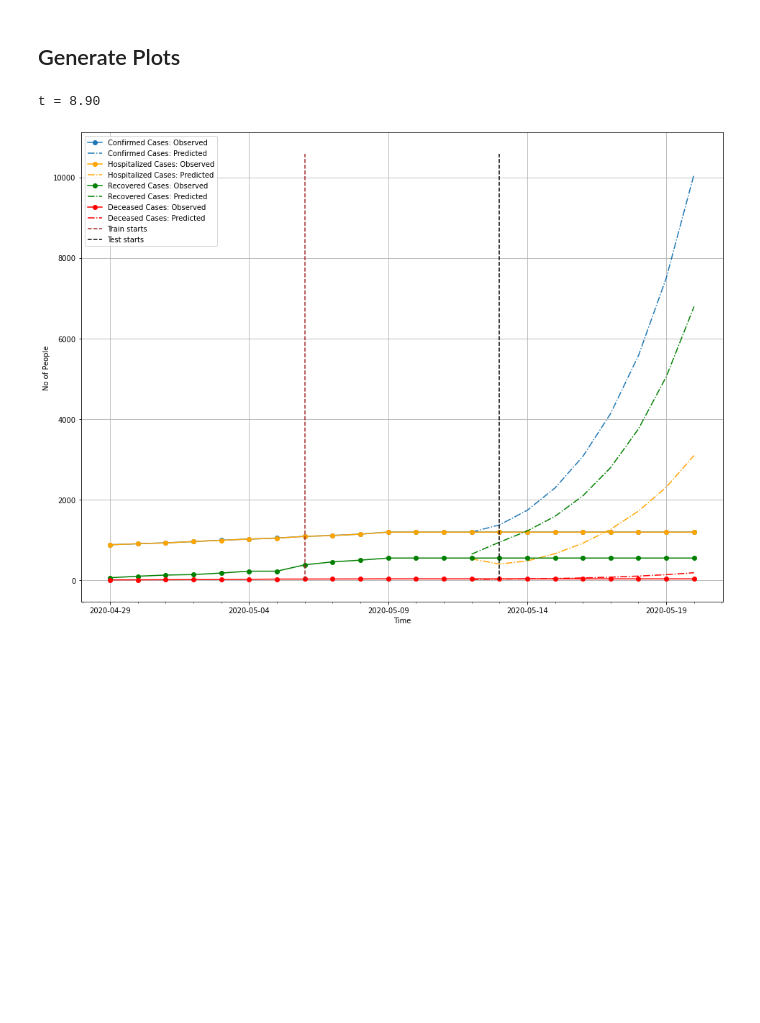
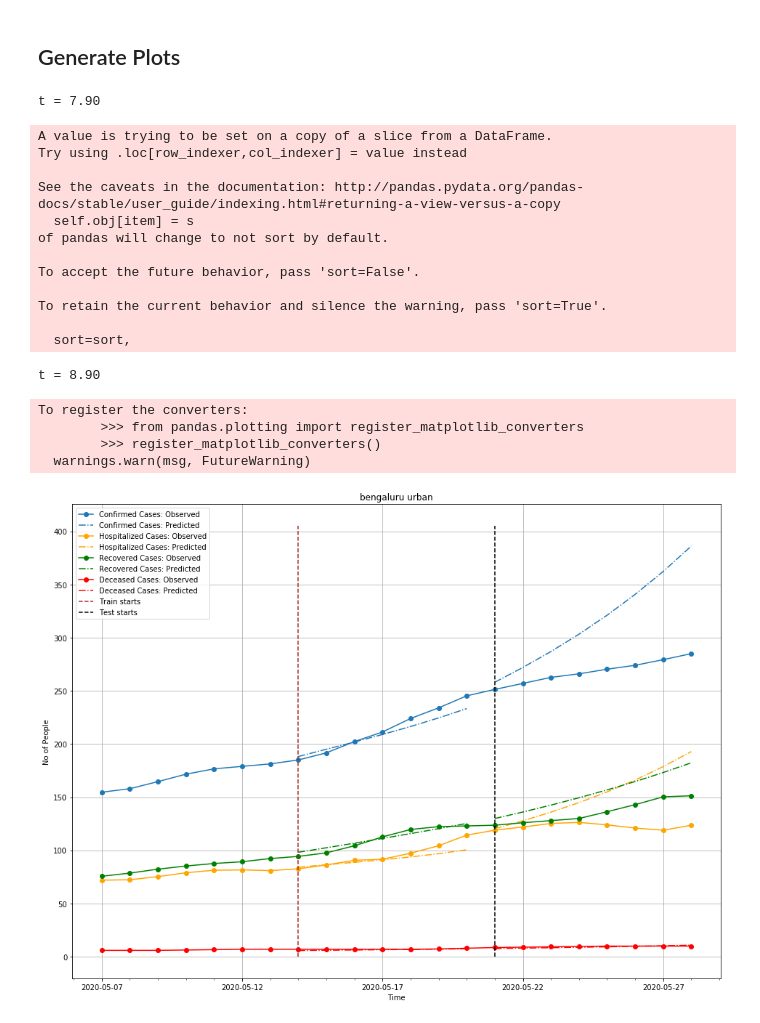
Before and after one commit to dishamakhija/covid19-india, a Jupyter notebook: covid19-library/src/SEIHRD_Experiments.ipynb, the cells around one changed output. Saved outputs shown, nothing was run; the diff lists cells and outputs as text; code cells hidden in the pictures; blank space fills up the shorter version.

```diff
--- a/covid19-library/src/SEIHRD_Experiments.ipynb
+++ b/covid19-library/src/SEIHRD_Experiments.ipynb
@@ -45,7 +45,7 @@ default_forecast_config['model_class'] = model_class
 # %% [markdown]
 ## Optional: Modify training loss function
 # %%
-variable_and_weights = [('confirmed', 1.0) , ('recovered', 1.0), ('deceased', 1.0), ('hospitalized', 1.0)]
+variable_and_weights = [('confirmed', 0.25) , ('recovered', 0.25), ('deceased', 0.25), ('hospitalized', 0.25)]
 weights = {'metric_name' : 'mape', 'variable_weights' : []}
 for (variable, weight) in variable_and_weights:
     weights['variable_weights'].append({
@@ -56,18 +56,20 @@ default_train_config['training_loss_function'].update(weights)
 # %% [markdown]
 ## Training parameters
 # %%
-region = 'jaipur'
+region = 'bengaluru urban'
 region_type = 'district'
 # %%
 #Current day : Last day without the flattening of counts
-current_day = datetime.now().date() - timedelta(4)
+current_day = datetime.now().date() - timedelta(3)
 
 # Train1 : 1 week interval starting 2 weeks prior to current day
 train1_start_date = current_day - timedelta(14)
-train1_end_date = current_day - timedelta(7)
+train1_end_date = current_day - timedelta(8)
+train1_run_day = train1_start_date - timedelta(1)
 
 train1_start_date = train1_start_date.strftime("%-m/%-d/%y")
 train1_end_date = train1_end_date.strftime("%-m/%-d/%y")
+train1_run_day = train1_run_day.strftime("%-m/%-d/%y")
 
 # Train2 : 1 week interval starting 1 week prior to current day
 train2_start_date = current_day - timedelta(7)
@@ -94,7 +96,7 @@ params, metrics, train1_params, train2_params = train_eval(region, region_type,
                                                            train2_start_date, train2_end_date, train2_run_day,
                                                            test_start_date, test_end_date,
                                                            default_train_config, default_test_config,
-                                                           max_evals = 10,
+                                                           max_evals = 1000,
                                                            mlflow_log = False,
-                                                           name_prefix = 'mumbai_sample');
+                                                           name_prefix = region);
 # %% [output]
@@ -178,11 +187,29 @@ metrics
 # %% [markdown]
 ## Generate Plots
 # %%
-plot_m1(train1_params, train1_start_date, train1_end_date,
+%matplotlib inline
+plot_m1(train1_params, train1_run_day, train1_start_date, train1_end_date,
         test_run_day, test_start_date, test_end_date,
         rolling_average = False, uncertainty = False,
-        plot_config = 'plot_config.json', plot_name = 'jaipur_m1.png')
+        plot_config = 'plot_config.json', plot_name = region+'_m1.png')
 # %% [output]
-t = 8.90
+t = 7.90
+A value is trying to be set on a copy of a slice from a DataFrame.
+Try using .loc[row_indexer,col_indexer] = value instead
+
+See the caveats in the documentation: http://pandas.pydata.org/pandas-docs/stable/user_guide/indexing.html#returning-a-view-versus-a-copy
+  self.obj[item] = s
+of pandas will change to not sort by default.
+
+To accept the future behavior, pass 'sort=False'.
+
+To retain the current behavior and silence the warning, pass 'sort=True'.
+
+  sort=sort,
+t = 8.90
+To register the converters:
+        >>> from pandas.plotting import register_matplotlib_converters
+        >>> register_matplotlib_converters()
+  warnings.warn(msg, FutureWarning)
-[figure, old version]
+[figure, new version]
 # %%
```
Also changed, not shown: parts of 6 cells of this notebook, 1 other file.
